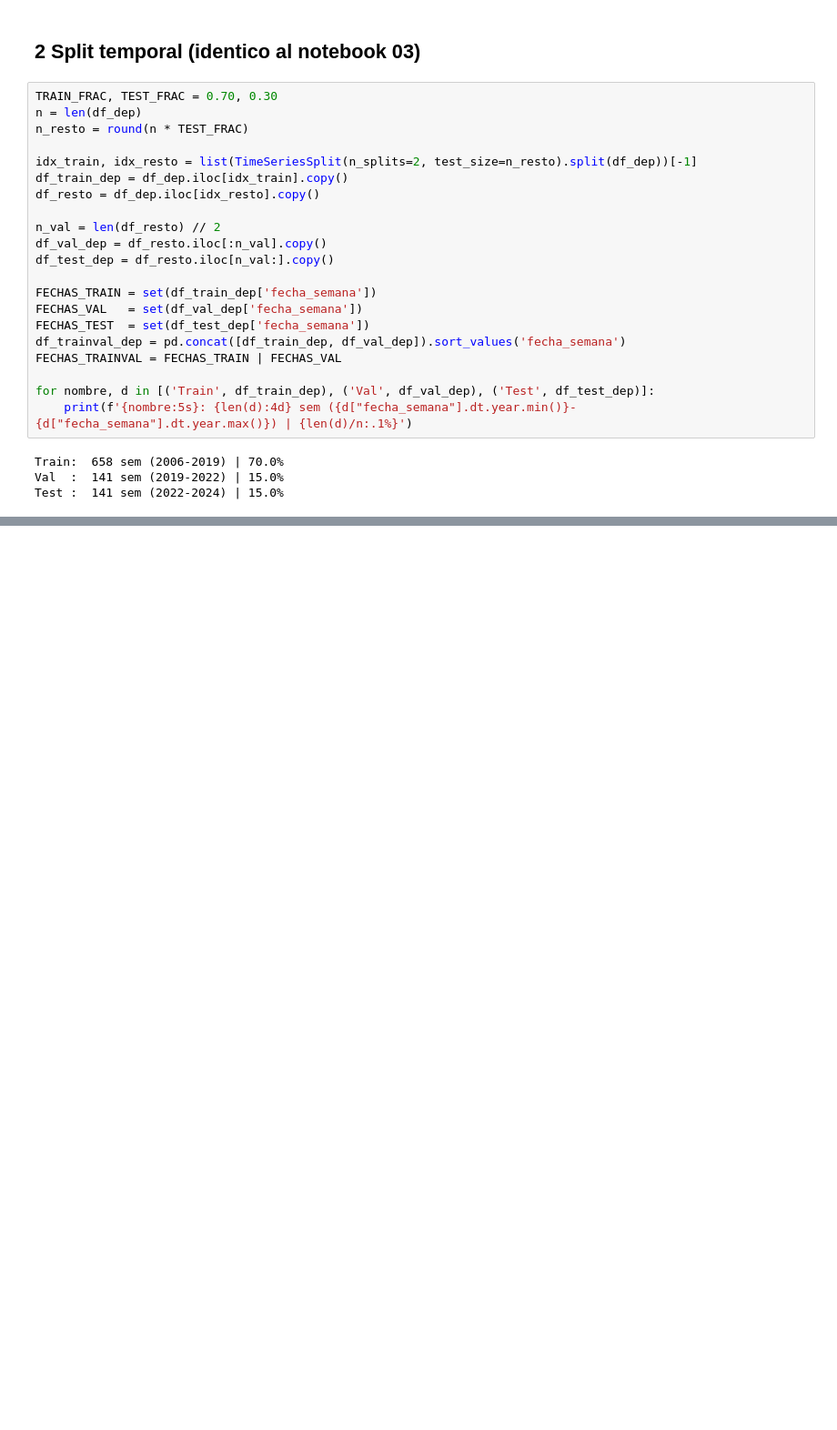
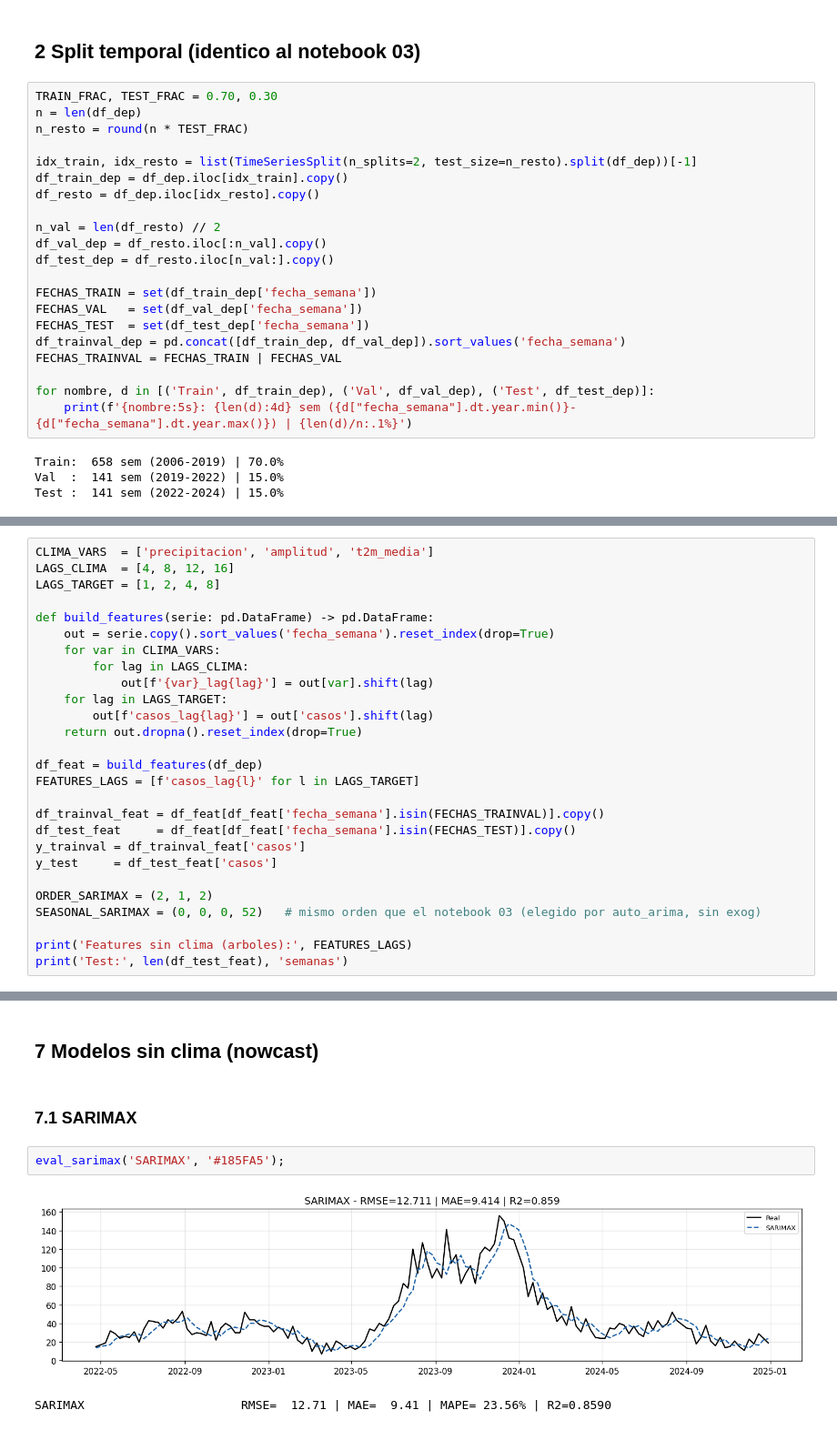
Before and after one commit to Edmh1/dengue-surveillance-magdalena, a Jupyter notebook: notebooks/05_dengue_ablacion_clima_vs_lags.ipynb, the cells around one changed output, grey strips where cells are left out. Shown at 91% size. Saved outputs shown, nothing was run; the diff lists cells and outputs as text; blank space fills up the shorter version.

```diff
--- a/notebooks/05_dengue_ablacion_clima_vs_lags.ipynb
+++ b/notebooks/05_dengue_ablacion_clima_vs_lags.ipynb
@@ -426,0 +145,27 @@ plt.tight_layout(); plt.show()
+# %%
+CLIMA_VARS  = ['precipitacion', 'amplitud', 't2m_media']
+LAGS_CLIMA  = [4, 8, 12, 16]
+LAGS_TARGET = [1, 2, 4, 8]
+
+def build_features(serie: pd.DataFrame) -> pd.DataFrame:
+    out = serie.copy().sort_values('fecha_semana').reset_index(drop=True)
+    for var in CLIMA_VARS:
+        for lag in LAGS_CLIMA:
+            out[f'{var}_lag{lag}'] = out[var].shift(lag)
+    for lag in LAGS_TARGET:
+        out[f'casos_lag{lag}'] = out['casos'].shift(lag)
+    return out.dropna().reset_index(drop=True)
+
+df_feat = build_features(df_dep)
+FEATURES_LAGS = [f'casos_lag{l}' for l in LAGS_TARGET]
+
+df_trainval_feat = df_feat[df_feat['fecha_semana'].isin(FECHAS_TRAINVAL)].copy()
+df_test_feat     = df_feat[df_feat['fecha_semana'].isin(FECHAS_TEST)].copy()
+y_trainval = df_trainval_feat['casos']
+y_test     = df_test_feat['casos']
+
+ORDER_SARIMAX = (2, 1, 2)
+SEASONAL_SARIMAX = (0, 0, 0, 52)   # mismo orden que el notebook 03 (elegido por auto_arima, sin exog)
+
+print('Features sin clima (arboles):', FEATURES_LAGS)
+print('Test:', len(df_test_feat), 'semanas')
@@ -426,0 +331,9 @@ plt.tight_layout(); plt.show()
+# %% [markdown]
+## 7 Modelos sin clima (nowcast)
+# %% [markdown]
+### 7.1 SARIMAX
+# %%
+eval_sarimax('SARIMAX', '#185FA5');
+# %% [output]
+[figure, added]
+SARIMAX                      RMSE=  12.71 | MAE=  9.41 | MAPE= 23.56% | R2=0.8590
```
Also changed, not shown: parts of 70 cells of this notebook, 6 other files.
